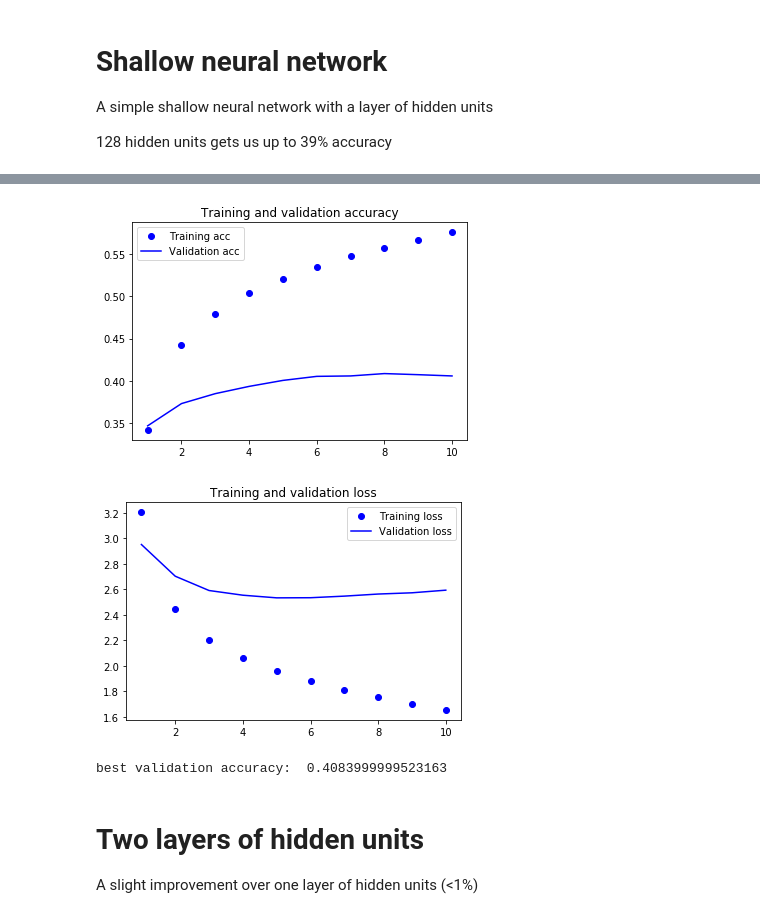
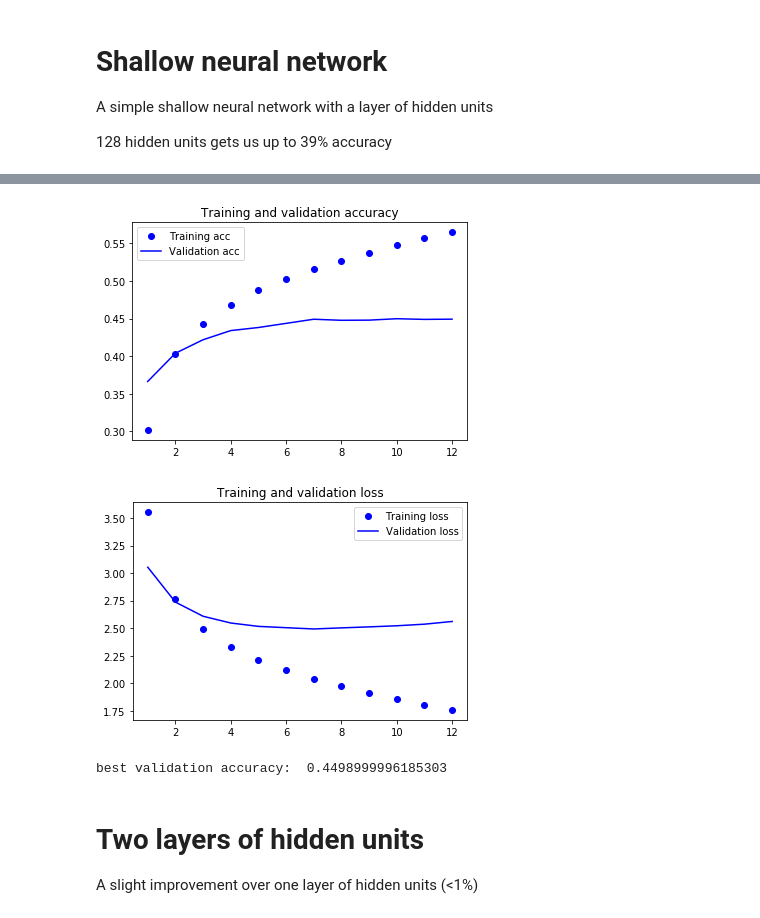
Before and after one commit to nicksexton/emojitranslate, a Jupyter notebook: 1 - emoji predict.ipynb, the cells around one changed output, grey strips where cells are left out. Cells and saved outputs as stored; diff of their text form; code cells hidden in the pictures.

```diff
--- a/1 - emoji predict.ipynb
+++ b/1 - emoji predict.ipynb
@@ -100,0 +101,3 @@ Name: emoji, Length: 76, dtype: int64
+# %%
+# Now re-index the data frame
+tweets.reset_index(inplace=True)
@@ -332,11 +400,11 @@ model.compile(optimizer = 'rmsprop',
 
 early = keras.callbacks.EarlyStopping(monitor='val_loss',
                               min_delta=0.01,
-                              patience=10,
+                              patience=5,
                               verbose=1, mode='auto')
 
 history = model.fit (x_train_one_hot, y_train_idx,
-                    epochs = 10,
+                    epochs = 30,
                     batch_size = 512,
                     verbose=1,
                     validation_data = (x_dev_one_hot, y_dev_idx),
@@ -365,6 +433,6 @@ Epoch 10/10
-[figure, old version]
+[figure, new version]
-[figure, old version]
+[figure, new version]
-best validation accuracy:  0.4083999999523163
+best validation accuracy:  0.4498999996185303
 # %% [markdown]
 # Two layers of hidden units
 A slight improvement over one layer of hidden units (<1%)
```
Also changed, not shown: parts of 52 cells of this notebook.
